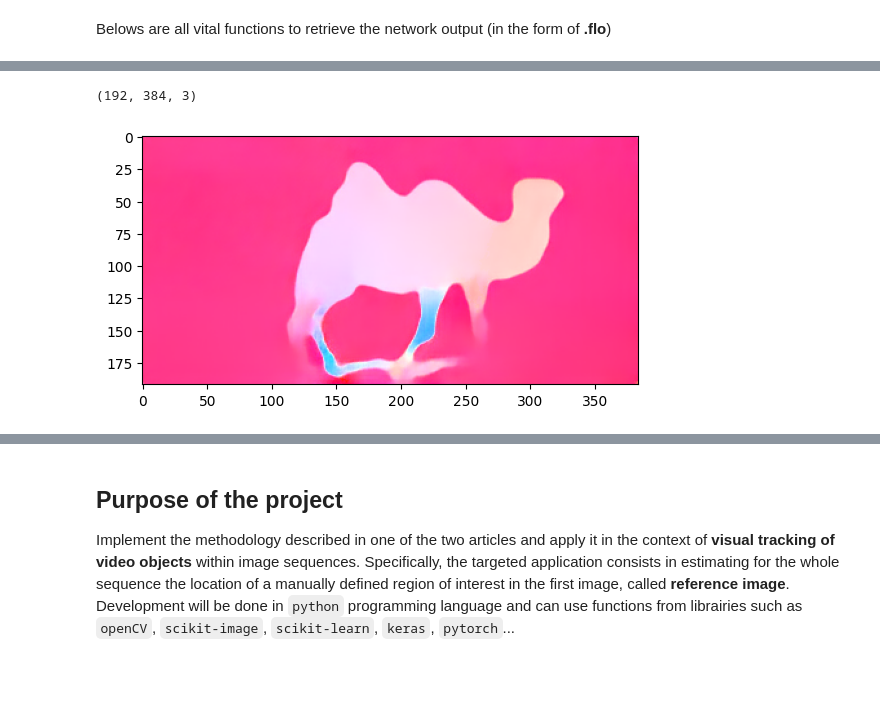
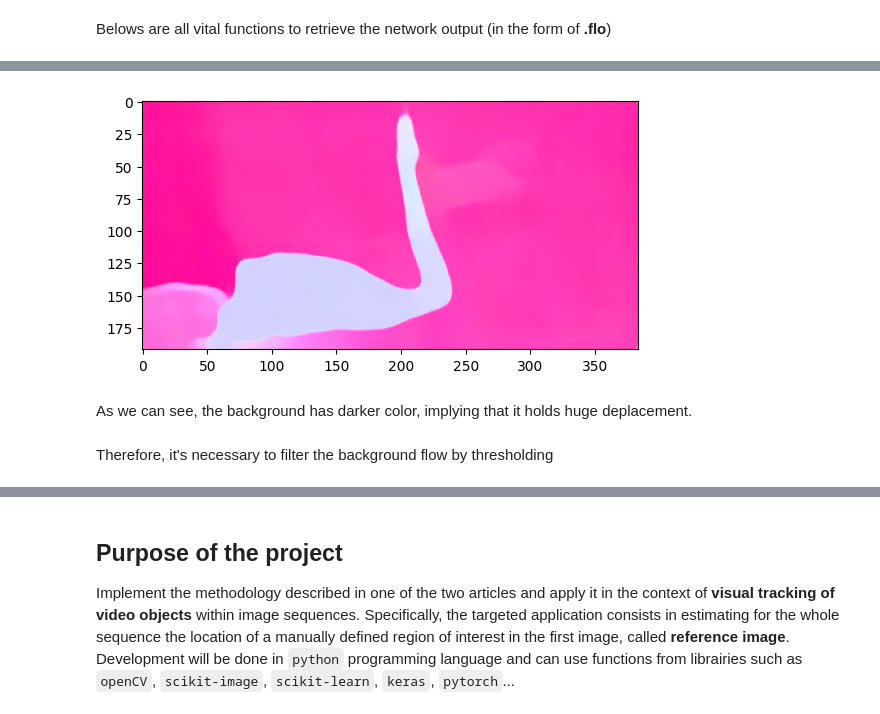
Before and after one commit to huyhoangpjn/Computer-Vision-2024-Project-Flow-net-2, a Jupyter notebook: prepare.ipynb, the cells around one changed output, grey strips where cells are left out. Saved outputs shown, nothing was run; the diff lists cells and outputs as text; code cells hidden in the pictures; blank space fills up the shorter version.

```diff
--- a/prepare.ipynb
+++ b/prepare.ipynb
@@ -346,5 +361,8 @@ def make_color_wheel():
 # %%
-show_flow('/content/drive/MyDrive/Project_CV/flownet2-pytorch/datasets/camel/optical_flow/direct/inference/run.epoch-0-flow-field/000000.flo')
+show_flow('/content/drive/MyDrive/Project_CV/flownet2-pytorch/datasets/swan/optical_flow/direct/inference/run.epoch-0-flow-field/000024.flo')
 # %% [output]
-(192, 384, 3)
-[figure, old version]
+[figure, new version]
+# %% [markdown]
+As we can see, the background has darker color, implying that it holds huge deplacement.
+# %% [markdown]
+Therefore, it's necessary to filter the background flow by thresholding
```
Also changed, not shown: parts of 29 cells of this notebook.
